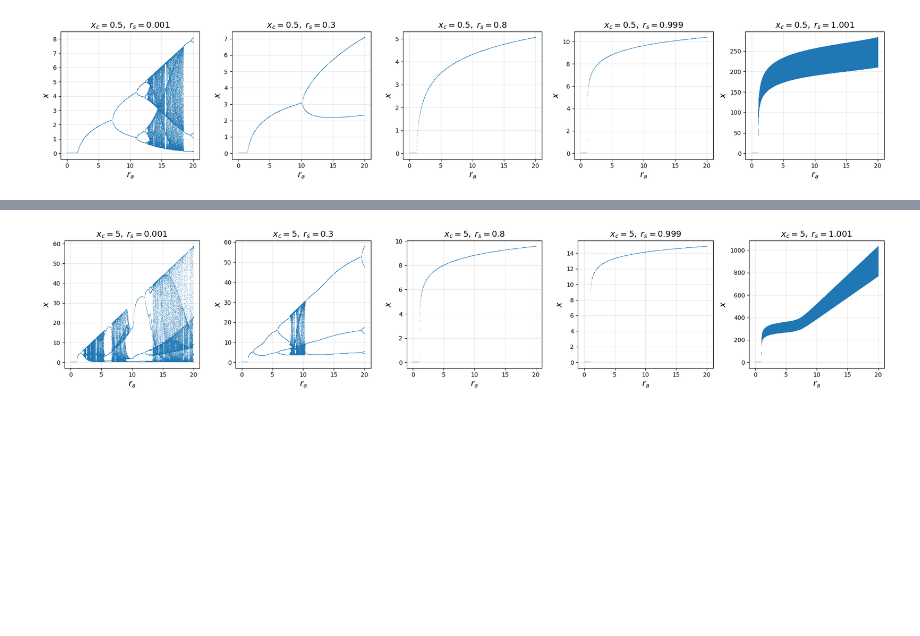
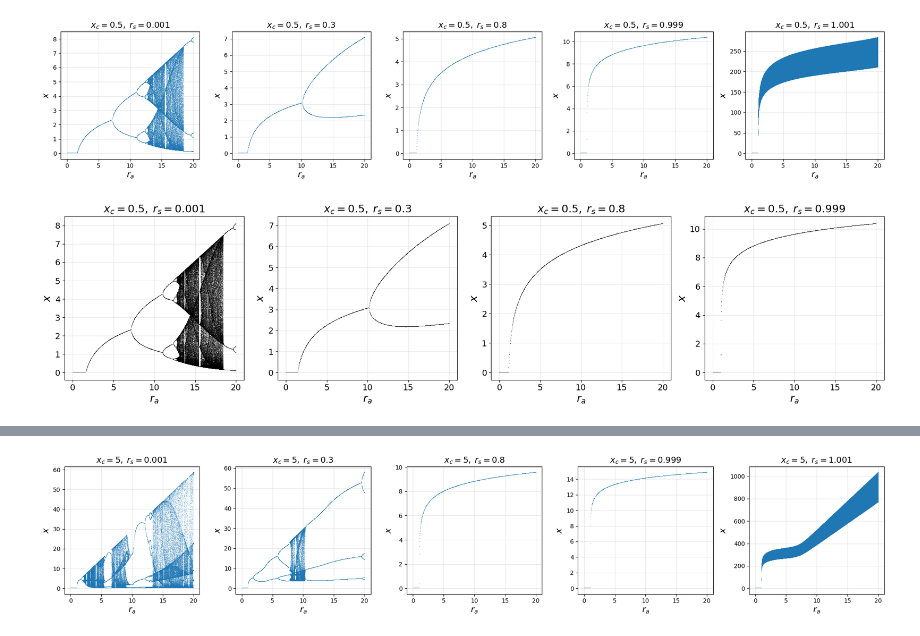
Before and after one commit to yobysheva/kursovaya, a Jupyter notebook: modify_no_m.ipynb, the cells around one changed output, grey strips where cells are left out. Drawn from its saved outputs; the diff is of its cells as text; code cells hidden in the pictures; blank space fills up the shorter version.

```diff
--- a/modify_no_m.ipynb
+++ b/modify_no_m.ipynb
@@ -1005,10 +930,11 @@ def bifurcation_ra(
             R.append(r_a)
             X.append(x)
 
-    ax.plot(R, X, ',', alpha=0.35)
-    ax.set_xlabel(r"$r_a$", fontsize=14)
-    ax.set_ylabel(r"$x$", fontsize=14)
-    ax.set_title(rf"$x_c={x_c},\; r_s={r_s}$", fontsize=14)
+    ax.plot(R, X, ',', alpha=0.35, color="black")
+    ax.set_xlabel(r"$r_a$", fontsize=18)
+    ax.set_ylabel(r"$x$", fontsize=18)
+    ax.tick_params(axis='both', labelsize=14)
+    ax.set_title(rf"$x_c={x_c},\; r_s={r_s}$", fontsize=18)
     ax.grid(alpha=0.3)
 # %%
 fig, axes = plt.subplots(1, 5, figsize=(20, 4))
@@ -1031,3 +957,27 @@ plt.tight_layout()
 plt.show()
 # %% [output]
 [figure]
+# %%
+fig, axes = plt.subplots(1, 4, figsize=(20, 5))
+
+xc = 0.5
+rs = [0.001, 0.3, 0.8, 0.999]
+ra_min, ra_max = 0.001, 20.0
+
+for ax, r_s in zip(axes, rs):
+    bifurcation_ra(
+        ax=ax,
+        x_c=xc,
+        r_s=r_s,
+        r_a_min=ra_min,
+        r_a_max=ra_max,
+        x0=2.0,
+        n_transient=3000,
+        n_plot=600,
+        n_r=1000
+    )
+
+plt.tight_layout()
+plt.show()
+# %% [output]
+[figure, added]
```
Also changed, not shown: parts of 12 cells of this notebook, 2 other files.
